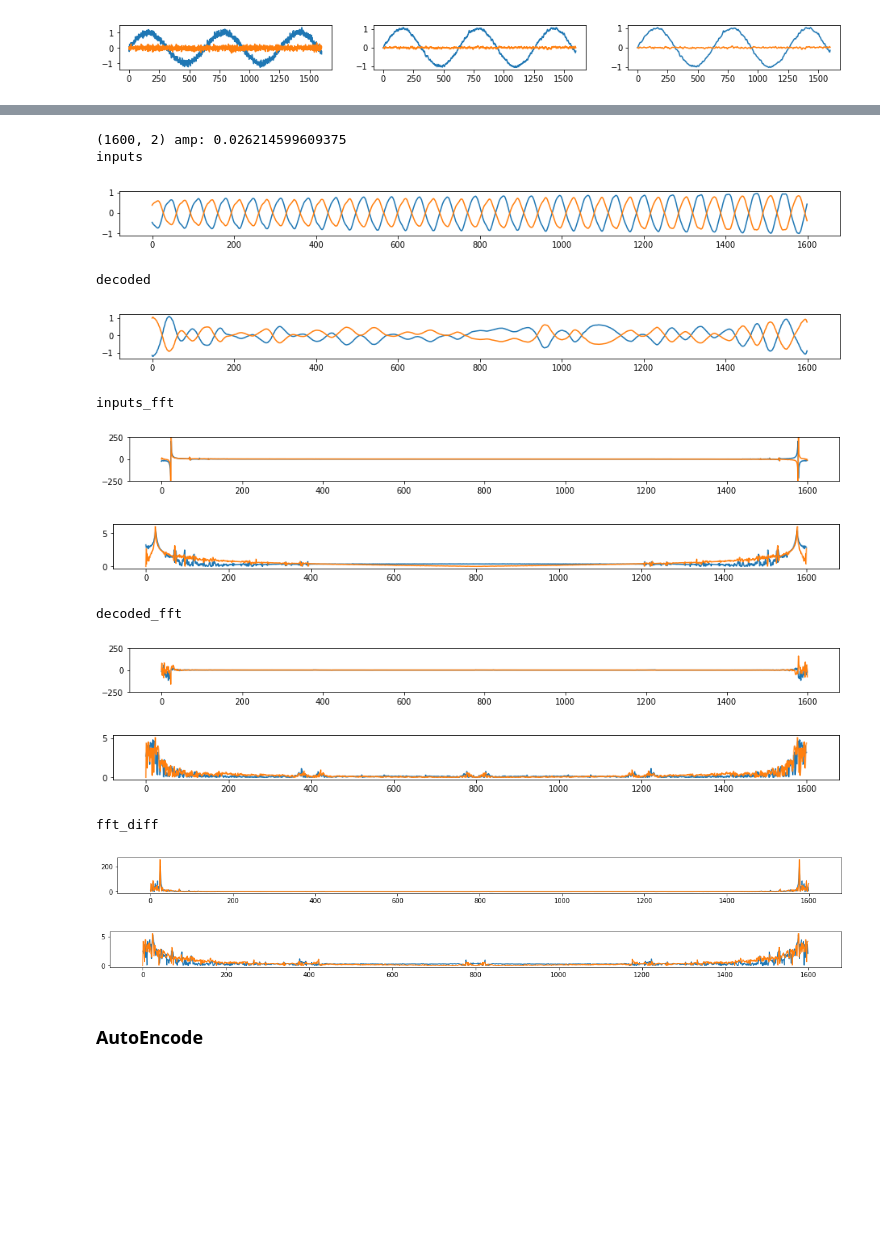
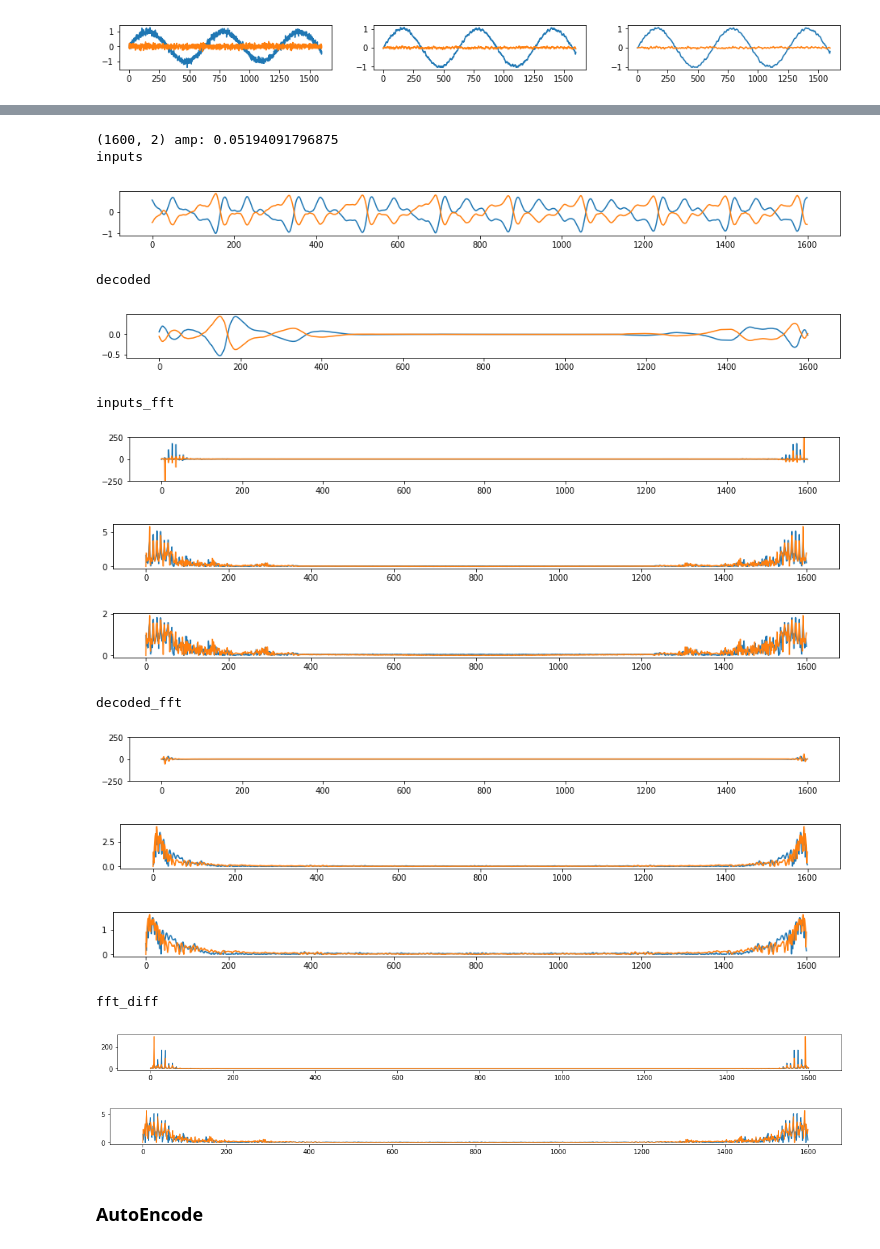
Before and after one commit to naruya/voice-autoencoder, a Jupyter notebook: autoencoder/ae.ipynb, the cells around one changed output, grey strips where cells are left out. Saved outputs shown, nothing was run; the diff lists cells and outputs as text; code cells hidden in the pictures; blank space fills up the shorter version.

```diff
--- a/autoencoder/ae.ipynb
+++ b/autoencoder/ae.ipynb
@@ -27,7 +27,7 @@ def leaky_relu(x, alpha):
     return tf.nn.relu(x) - alpha * tf.nn.relu(-x)
 
 def encoder(inputs):
-    h = 64
+    h = 256
     initializer = tf.random_normal_initializer(0, 0.02)
 
     x = inputs
@@ -57,7 +57,7 @@ def encoder(inputs):
     return x
 
 def decoder(inputs):
-    h = 64
+    h = 256
     initializer = tf.random_normal_initializer(0, 0.02)
 
     x = inputs # 1600
@@ -97,7 +99,8 @@ decoded_fft_1 = tf.fft(tf.cast(decoded[:,:,1],tf.complex64))
 # lr = 8e-4
 # beta1= 0.5
 # beta2 = 0.9
-loss = tf.reduce_mean(tf.pow(tf.abs(inputs_fft_0 - decoded_fft_0),2)+tf.pow(tf.abs(inputs_fft_1 - decoded_fft_1),2)) # pow
+# loss = tf.reduce_mean(tf.pow(tf.abs(inputs_fft_0 - decoded_fft_0),2)+tf.pow(tf.abs(inputs_fft_1 - decoded_fft_1),2)) # pow
+loss = tf.reduce_mean(tf.log(tf.log(tf.abs(inputs_fft_0 - decoded_fft_0)+1)+1)+tf.log(tf.log(tf.abs(inputs_fft_1 - decoded_fft_1)+1)+1))
 optimize = tf.train.AdamOptimizer(learning_rate=0.001).minimize(loss)
 # %%
 import soundfile as sf
@@ -323,45 +326,47 @@ autoencoded -> df -> ddf
 # %%
 data, amp = gen.generate(0)
 index = np.random.choice(len(data))
 x = data[index]
 a = amp[index]
 print(x.shape, "amp:", a)
 
 _x = x.reshape(wave_len, data_dim)
 print("inputs")
 plt.figure(figsize=(16,1)); plt.plot(_x); plt.show()
 
 x = sess.run(decoded, {inputs: [_x]})
 print("decoded")
 plt.figure(figsize=(16,1)); plt.plot(x[0]); plt.show()
 
 x = sess.run(inputs_fft_0, {inputs: [_x]})
 print("inputs_fft")
 A1 = np.real(x.T)
 A2 = np.imag(x.T)
 plt.figure(figsize=(16,1)); plt.ylim([-250,250]); plt.plot(A1); plt.plot(A2); plt.show()
 plt.figure(figsize=(16,1)); plt.plot(np.log(np.abs(A1)+1)); plt.plot(np.log(np.abs(A2)+1)); plt.show()
-# plt.figure(figsize=(16,1)); plt.plot(np.log(np.log(np.abs(A1)+1)+1)); plt.plot(np.log(np.log(np.abs(A2)+1)+1)); plt.show()
+plt.figure(figsize=(16,1)); plt.plot(np.log(np.log(np.abs(A1)+1)+1)); plt.plot(np.log(np.log(np.abs(A2)+1)+1)); plt.show()
 
 x = sess.run(decoded_fft_0, {inputs: [_x]})
 print("decoded_fft")
 B1 = np.real(x.T)
 B2 = np.imag(x.T)
 plt.figure(figsize=(16,1)); plt.ylim([-250,250]); plt.plot(B1); plt.plot(B2); plt.show()
 plt.figure(figsize=(16,1)); plt.plot(np.log(np.abs(B1)+1)); plt.plot(np.log(np.abs(B2)+1)); plt.show()
-# plt.figure(figsize=(16,1)); plt.plot(np.log(np.log(np.abs(B1)+1)+1)); plt.plot(np.log(np.log(np.abs(B2)+1)+1)); plt.show()
+plt.figure(figsize=(16,1)); plt.plot(np.log(np.log(np.abs(B1)+1)+1)); plt.plot(np.log(np.log(np.abs(B2)+1)+1)); plt.show()
 # %% [output]
-(1600, 2) amp: 0.026214599609375
+(1600, 2) amp: 0.05194091796875
 inputs
-[figure, old version]
+[figure, new version]
 decoded
-[figure, old version]
+[figure, new version]
 inputs_fft
-[figure, old version]
+[figure, new version]
-[figure, old version]
+[figure, new version]
+[figure, new version]
 decoded_fft
-[figure, old version]
-[figure, old version]
+[figure, new version]
+[figure, added]
+[figure, added]
 # %%
 print("fft_diff")
 plt.figure(figsize=(20,1)); plt.plot(np.abs(A1-B1)); plt.plot(np.abs(A2-B2)); plt.show()
@@ -369,5 +374,5 @@ plt.figure(figsize=(20,1)); plt.plot(np.log(np.abs(A1-B1)+1)); plt.plot(np.log(n
 # plt.figure(figsize=(20,1)); plt.plot(np.log(np.log(np.abs(A1-B1)+1)+1)); plt.plot(np.log(np.log(np.abs(A2-B2)+1)+1)); plt.show()
 # %% [output]
 fft_diff
-[figure, old version]
+[figure, new version]
-[figure, old version]
+[figure, new version]
```
Also changed, not shown: parts of 18 cells of this notebook, 4 other files.
